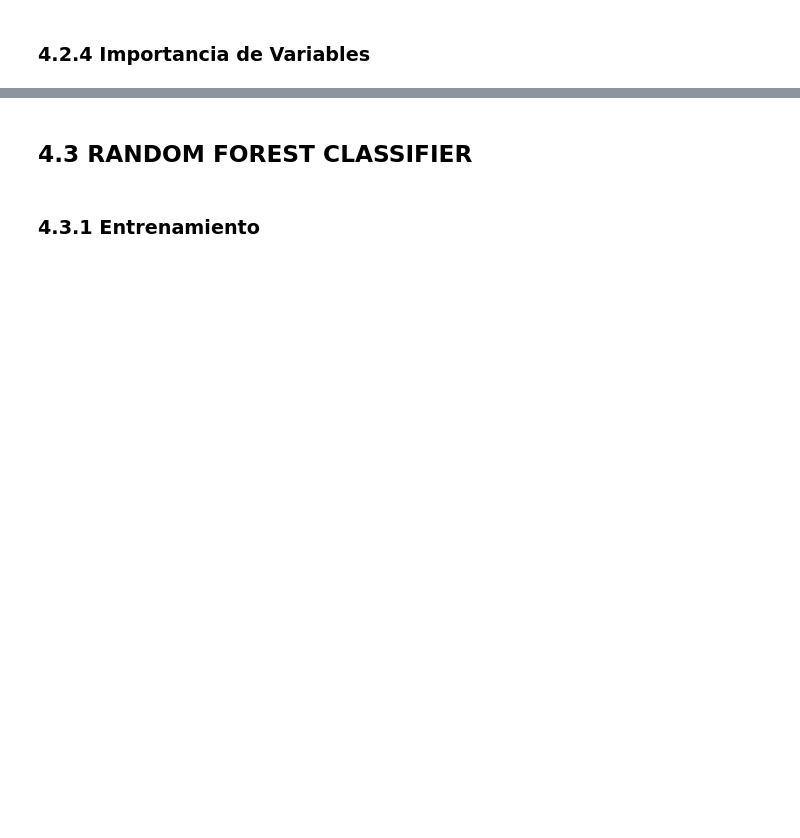
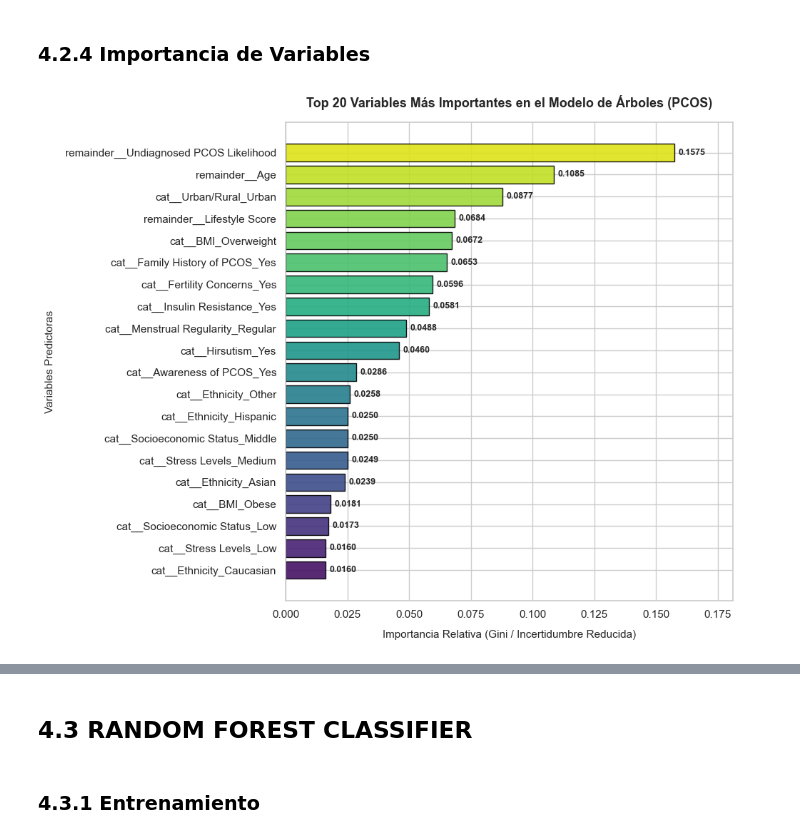
Before and after one commit to Danelnov/ml-project_analitica_datos, a Jupyter notebook: notebooks/02_modeling_calisifcation.ipynb, the cells around one changed output, grey strips where cells are left out. Saved outputs shown, nothing was run; the diff lists cells and outputs as text; code cells hidden in the pictures; blank space fills up the shorter version.

```diff
--- a/notebooks/02_modeling_calisifcation.ipynb
+++ b/notebooks/02_modeling_calisifcation.ipynb
@@ -1203,2 +1740,81 @@ cat__Menstrual Regularity_Regular     0.009413     0.009413
 # %% [markdown]
 ### 4.2.4 Importancia de Variables
+# %%
+# =================================================== #
+#  IMPORTANCIA DE VARIABLES EN ÁRBOLES (PCOS)  #
+# =================================================== #
+import matplotlib.pyplot as plt
+import seaborn as sns
+import pandas as pd
+
+# Aseguramos el renderizado estático dentro del cuaderno
+%matplotlib inline
+
+# 1. EXTRACCIÓN DE NOMBRES DE VARIABLES
+feature_names = (
+    pipeline_tree.named_steps["preprocessing"]
+    .get_feature_names_out()
+)
+
+# 2. EXTRACCIÓN DE IMPORTANCIAS DE ÁRBOLES (Gini Importance / Gain)
+importances = (
+    pipeline_tree.named_steps["model"]
+    .feature_importances_
+)
+
+# Creación del DataFrame de importancia
+importance_df = pd.DataFrame({
+    "Variable": feature_names,
+    "Importancia": importances
+})
+
+# Ordenamos de mayor a menor impacto global
+importance_df = importance_df.sort_values(by="Importancia", ascending=False)
+
+# Tomamos el Top 20 para la visualización
+top_importance = importance_df.head(20)
+
+# =================================================== #
+#     GRÁFICA HORIZONTAL CON MATPLOTLIB Y SEABORN     #
+# =================================================== #
+plt.figure(figsize=(10, 8))
+sns.set_theme(style="whitegrid")
+
+# Ordenamos al revés para que la variable más importante quede en la parte superior
+top_importance = top_importance.sort_values(by="Importancia", ascending=True)
+
+# Creamos la gráfica con una paleta degradada de tonos morados/azules (Viridis)
+colors = sns.color_palette("viridis", len(top_importance))
+bars = plt.barh(
+    top_importance["Variable"],
+    top_importance["Importancia"],
+    color=colors,
+    edgecolor="black",
+    alpha=0.9
+)
+
+# Añadimos los valores numéricos con 4 decimales al final de cada barra
+for bar in bars:
+    width = bar.get_width()
+    plt.text(
+        width + (max(top_importance["Importancia"]) * 0.01), # Pequeño espacio dinámico a la derecha
+        bar.get_y() + bar.get_height()/2,
+        f'{width:.4f}',
+        va='center',
+        ha='left',
+        fontsize=9,
+        fontweight='bold'
+    )
+
+# Títulos y formato formal adaptado al laboratorio de PCOS
+plt.title("Top 20 Variables Más Importantes en el Modelo de Árboles (PCOS)", fontsize=13, fontweight='bold', pad=15)
+plt.xlabel("Importancia Relativa (Gini / Incertidumbre Reducida)", fontsize=11, labelpad=10)
+plt.ylabel("Variables Predictoras", fontsize=11, labelpad=10)
+
+# Ajustamos el límite del eje X para evitar cortes en las etiquetas de texto
+plt.xlim(0, max(top_importance["Importancia"]) * 1.15)
+
+plt.tight_layout()
+plt.show()
+# %% [output]
+[figure, added]
```
Also changed, not shown: parts of 47 cells of this notebook, 1 other file.
